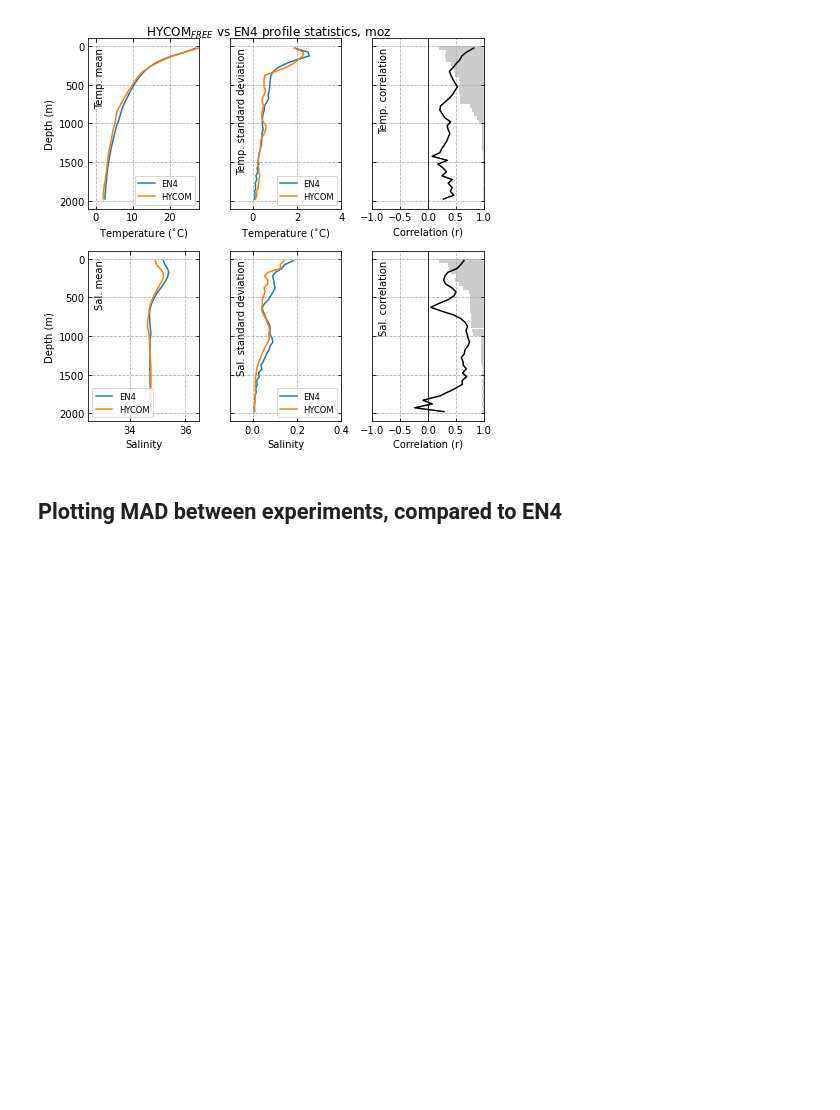
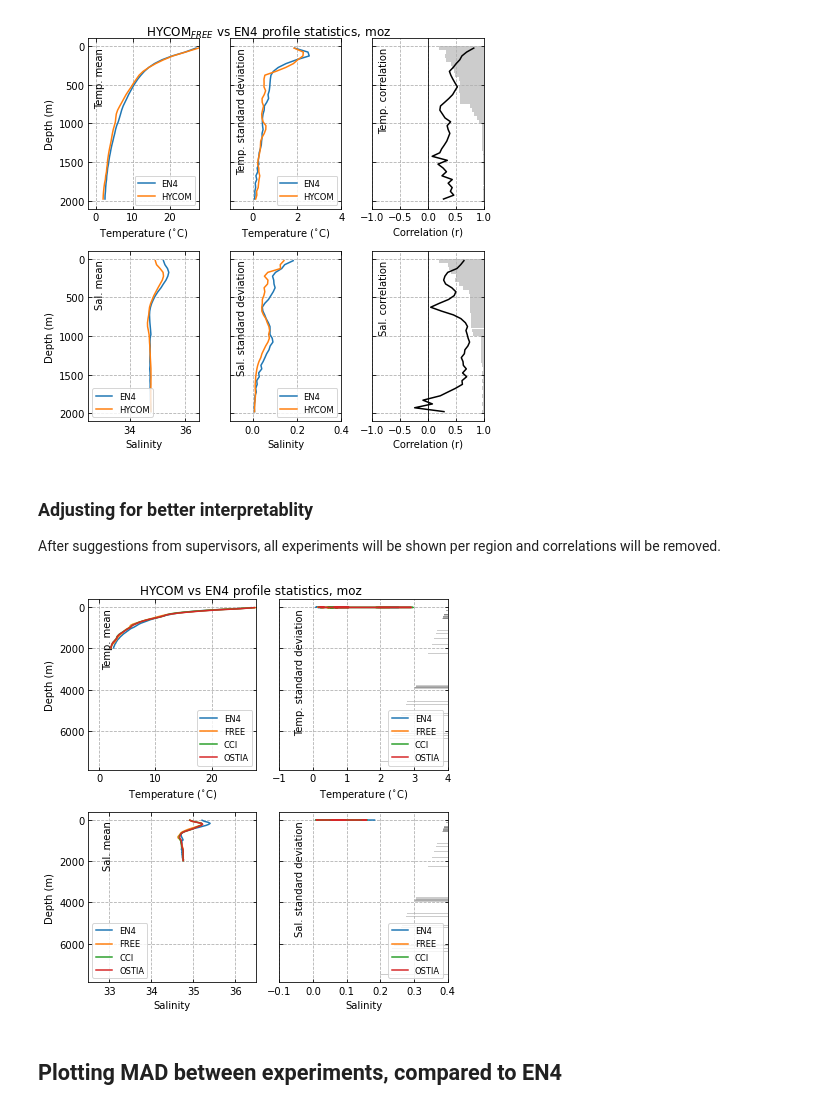
Before and after one commit to HarryLuyt/paper1_scripts, a Jupyter notebook: Scripts/Geopandas_testing.ipynb, the cells around one changed output. Drawn from its saved outputs; the diff is of its cells as text; code cells hidden in the pictures; blank space fills up the shorter version.

```diff
--- a/Scripts/Geopandas_testing.ipynb
+++ b/Scripts/Geopandas_testing.ipynb
@@ -955,3 +947,7 @@ def plotProfileStats(region, experiment):
 plotProfileStats('moz', 'FREE')
 # %% [output]
 [figure]
+# %% [markdown]
+### Adjusting for better interpretablity
+
+After suggestions from supervisors, all experiments will be shown per region and correlations will be removed.
@@ -958,3 +1160,7 @@ plotProfileStats('moz', 'FREE')
+# %%
+plotProfileStats('moz')
+# %% [output]
+[figure, added]
 # %% [markdown]
 ## Plotting MAD between experiments, compared to EN4
 # %%
```
Also changed, not shown: parts of 6 cells of this notebook.
